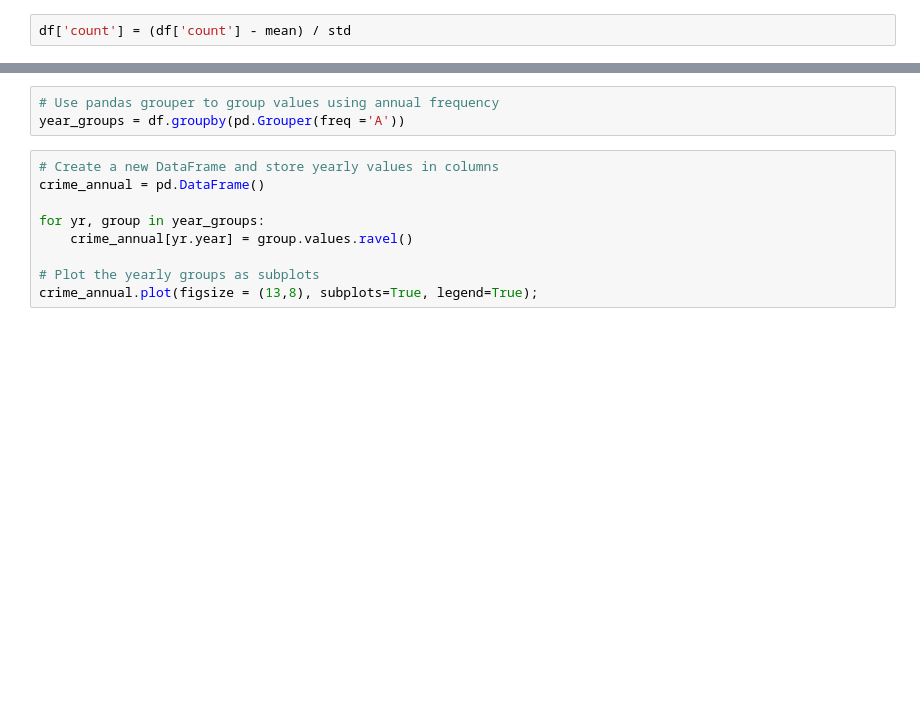
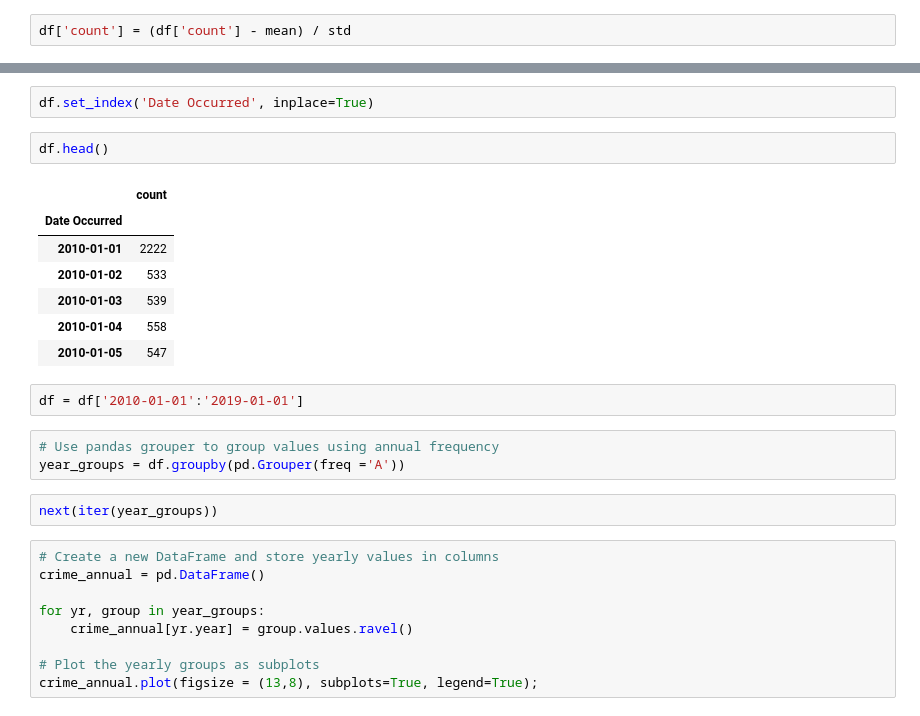
Before and after one commit to sidneykung/LA_crime_forecasting, a Jupyter notebook: eda_lhamu-Copy1.ipynb, the cells around one changed output, grey strips where cells are left out. Cells and saved outputs as stored; diff of their text form; blank space fills up the shorter version.

```diff
--- a/eda_lhamu-Copy1.ipynb
+++ b/eda_lhamu-Copy1.ipynb
@@ -204,6 +235,22 @@ plt.plot(df);
+# %%
+df.set_index('Date Occurred', inplace=True)
+# %%
+df.head()
+# %% [output]
+|  | count |
+| Date Occurred |  |
+| 2010-01-01 | 2222 |
+| 2010-01-02 | 533 |
+| 2010-01-03 | 539 |
+| 2010-01-04 | 558 |
+| 2010-01-05 | 547 |
+# %%
+df = df['2010-01-01':'2019-01-01']
 # %%
 # Use pandas grouper to group values using annual frequency
 year_groups = df.groupby(pd.Grouper(freq ='A'))
+# %%
+next(iter(year_groups))
 # %%
 # Create a new DataFrame and store yearly values in columns
 crime_annual = pd.DataFrame()
```
Also changed, not shown: parts of 10 cells of this notebook, 3 other files.
